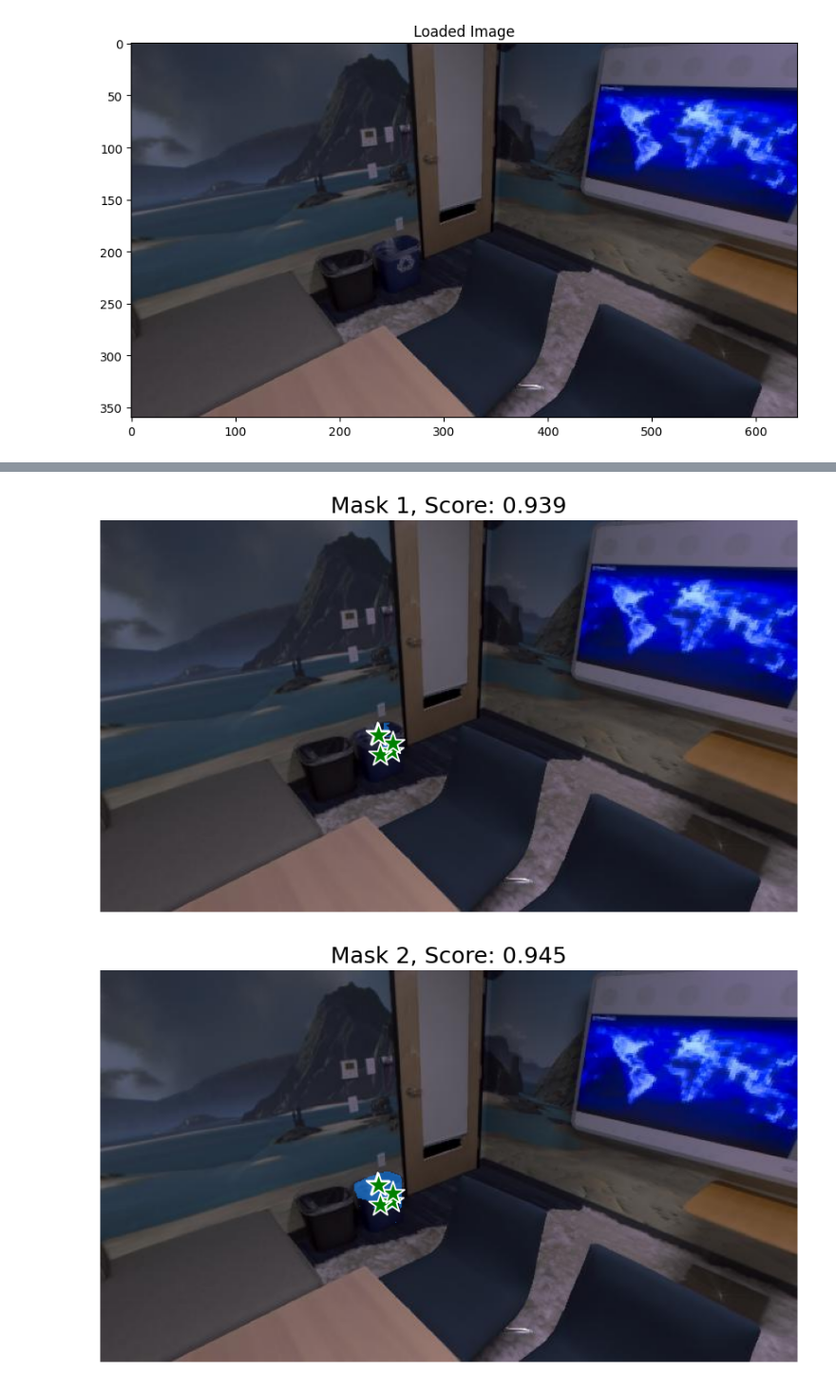
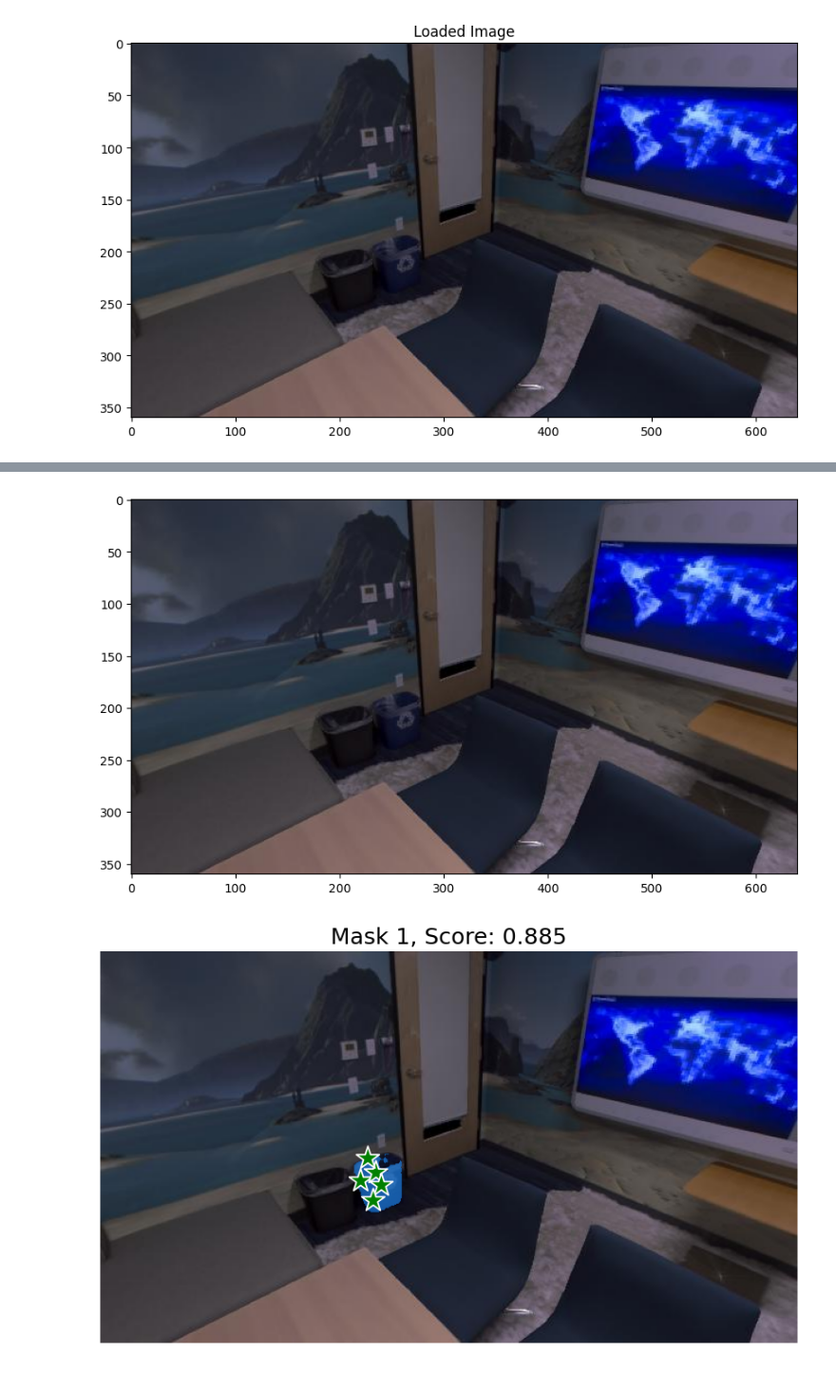
Before and after one commit to junyuan-fang/nvsmask3d, a Jupyter notebook: test_sam.ipynb, the cells around one changed output, grey strips where cells are left out. Shown at 95% size. Saved outputs shown, nothing was run; the diff lists cells and outputs as text; code cells hidden in the pictures.

```diff
--- a/test_sam.ipynb
+++ b/test_sam.ipynb
@@ -52,10 +52,3 @@ plt.title("Loaded Image")
 plt.show()
 # %% [output]
 [figure]
-# %%
-image = cv2.imread('/home/fangj1/Code/nerfstudio-nvsmask3d/tests/0.png')
-image = cv2.cvtColor(image, cv2.COLOR_BGR2RGB)
-plt.figure(figsize=(10,10))
-plt.imshow(image)
-plt.axis('on')
-plt.show()
@@ -79,3 +66,14 @@ sam = sam_model_registry[model_type](checkpoint=sam_checkpoint)
 sam.to(device=device)
 
 predictor = SamPredictor(sam)
+input_point = np.array([[210, 238],
+        [203, 252],
+        [214, 257],
+        [189, 245],
+        [228, 250]])
+print(input_point)
+input_point[:, [0, 1]] = input_point[:, [1, 0]]
+
+# print(input_point)
+
+input_label = np.array([1,1,1,1,1])
@@ -81,0 +86,11 @@ predictor = SamPredictor(sam)
+# %%
+image_display = predictor.transform.apply_image_torch(image_torch.unsqueeze(0))
+image_display = image_display.squeeze(0).permute(1, 2, 0)  # 从(C, H, W)转换为(H, W, C)
+image_display = image_display.numpy()  # 转换为numpy数组以便matplotlib显示
+
+# 显示图像
+plt.figure(figsize=(10, 10))
+plt.imshow(image_display)
+plt.axis('on')
+plt.title("Loaded Image")
+plt.show()
@@ -81,0 +99,3 @@ predictor = SamPredictor(sam)
+# %%
+image_torch.shape
+original_size = image_torch.shape[-2:]
@@ -82,24 +141,25 @@ predictor = SamPredictor(sam)
 # %%
+image = cv2.imread('/home/fangj1/Code/nerfstudio-nvsmask3d/nvsmask3d/data/replica/office0/color/7.jpg')
+image = cv2.cvtColor(image, cv2.COLOR_BGR2RGB)
+plt.figure(figsize=(10,10))
+plt.imshow(image)
+plt.axis('on')
+plt.show()
 predictor.set_image(image)#(360, 640, 3)
-input_point = np.array([[254, 196],
-        [267, 212],
-        [256, 215],
-        [268, 204],
-        [255, 197]])
-input_label = np.array([1,1,1,1,1])
+
 masks, scores, logits = predictor.predict(
     point_coords=input_point,
     point_labels=input_label,
     multimask_output=True,
 )
 for i, (mask, score) in enumerate(zip(masks, scores)):
     plt.figure(figsize=(10,10))
     plt.imshow(image)
     show_mask(mask, plt.gca())
     show_points(input_point, input_label, plt.gca())
     plt.title(f"Mask {i+1}, Score: {score:.3f}", fontsize=18)
     plt.axis('off')
     plt.show()
 # %% [output]
-[figure, old version]
+[figure, new version]
-[figure, old version]
+[figure, new version]
```
Also changed, not shown: parts of 19 cells of this notebook, 5 other files.
